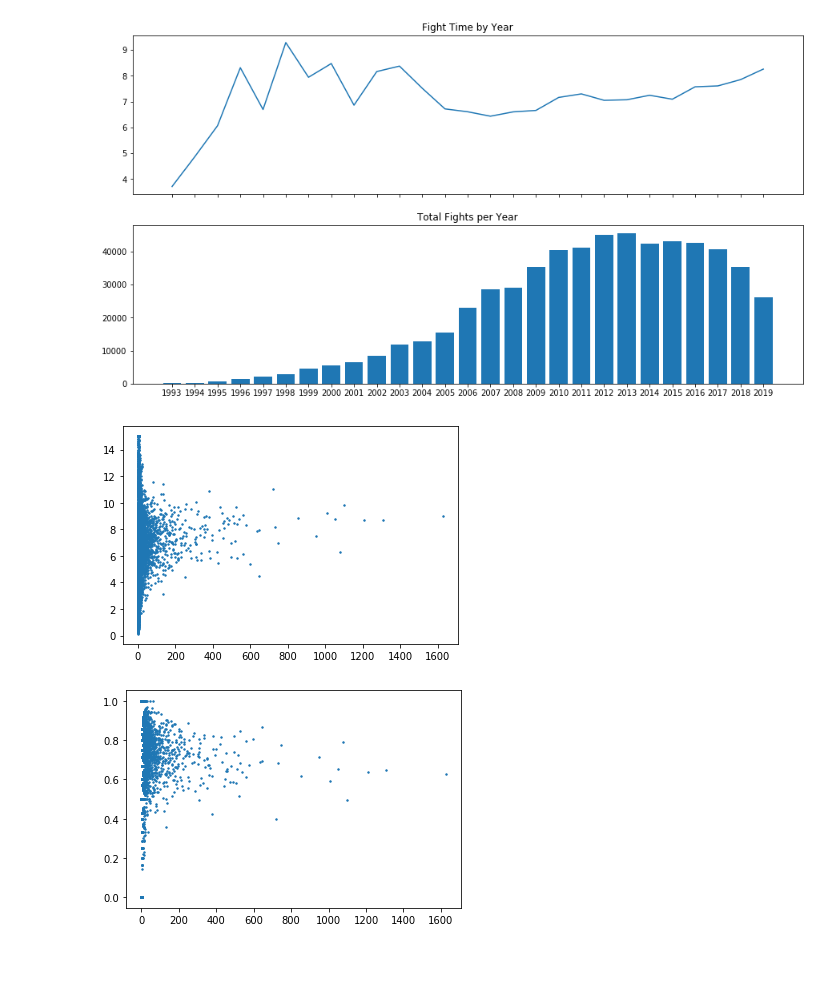
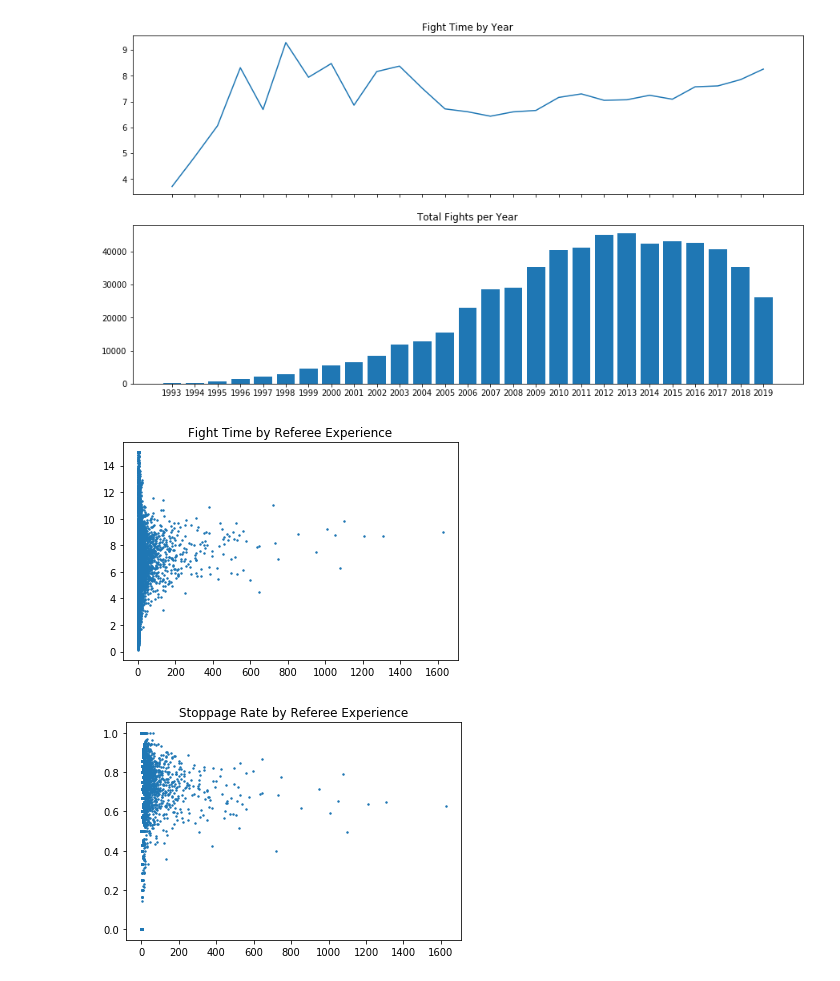
Before and after one commit to elfudge35/Capstone1, a Jupyter notebook: Capston1Temp.ipynb, the cells around one changed output. Drawn from its saved outputs; the diff is of its cells as text; code cells hidden in the pictures.

```diff
--- a/Capston1Temp.ipynb
+++ b/Capston1Temp.ipynb
@@ -112,12 +112,14 @@ plt.show()
 [figure]
 # %%
 plt.scatter(ref_summary['Fights'], ref_summary['AvgTime'], s=2)
+plt.title('Fight Time by Referee Experience')
 plt.show()
 plt.scatter(ref_summary['Fights'], ref_summary['StoppageRate'], s=2)
+plt.title('Stoppage Rate by Referee Experience')
 plt.show()
 # %% [output]
-[figure, old version]
+[figure, new version]
-[figure, old version]
+[figure, new version]
 # %%
 fig, ax = plt.subplots(nrows=2, sharex=True, figsize=(15,8))
 ax[0].plot(finish_history.StoppageRate)
```
Also changed, not shown: parts of 2 cells of this notebook.
